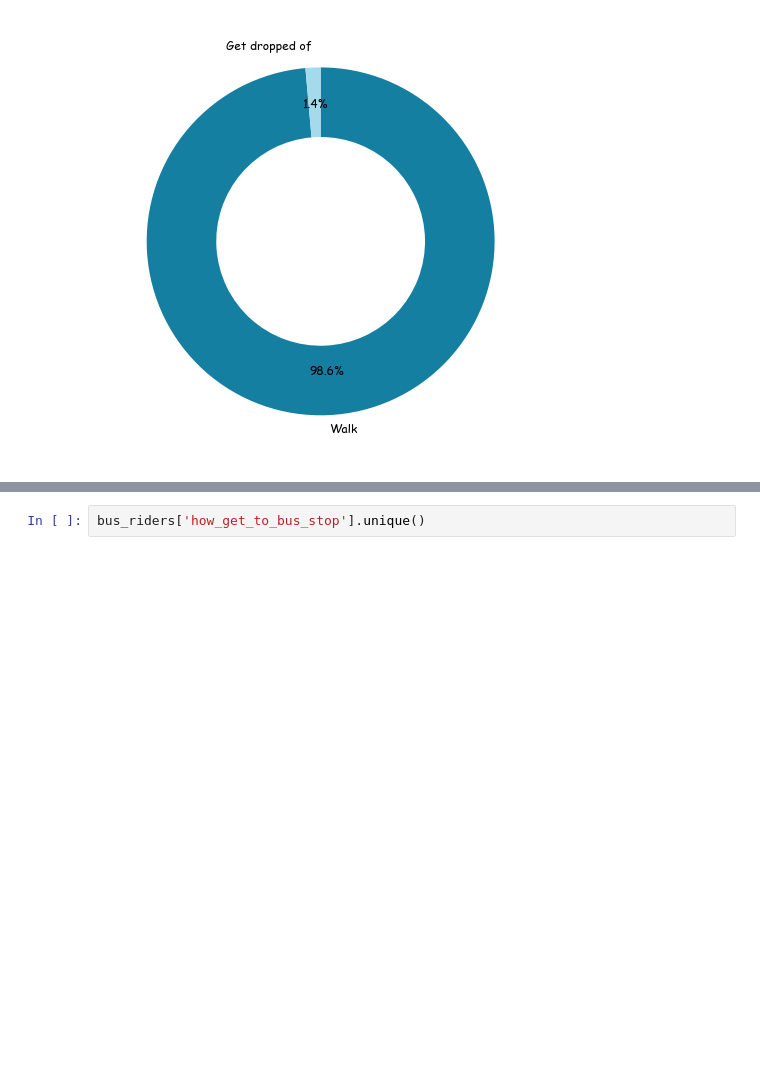
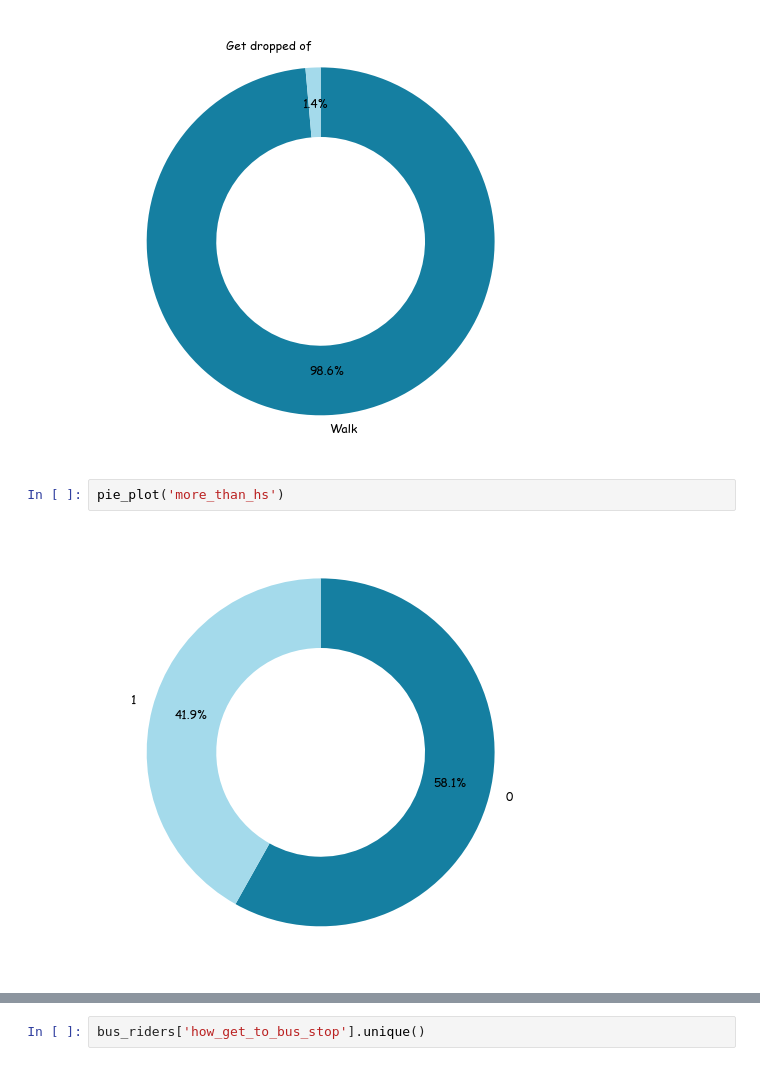
Before and after one commit to OmdenaAI/north-carolina-chapter-bus-drivers, a Jupyter notebook: src/tasks/task-1-visualize-bus-riders-data/Initial EDA.ipynb, the cells around one changed output, grey strips where cells are left out. Drawn from its saved outputs; the diff is of its cells as text; blank space fills up the shorter version.

```diff
--- a/src/tasks/task-1-visualize-bus-riders-data/Initial EDA.ipynb
+++ b/src/tasks/task-1-visualize-bus-riders-data/Initial EDA.ipynb
@@ -153,3 +207,7 @@ def pie_plot(col_name, color=['#157fa1','#a4daeb']):
 pie_plot('how_get_to_bus_stop')
 # %% [output]
 [figure]
+# %%
+pie_plot('more_than_hs')
+# %% [output]
+[figure, added]
```
Also changed, not shown: parts of 37 cells of this notebook.
